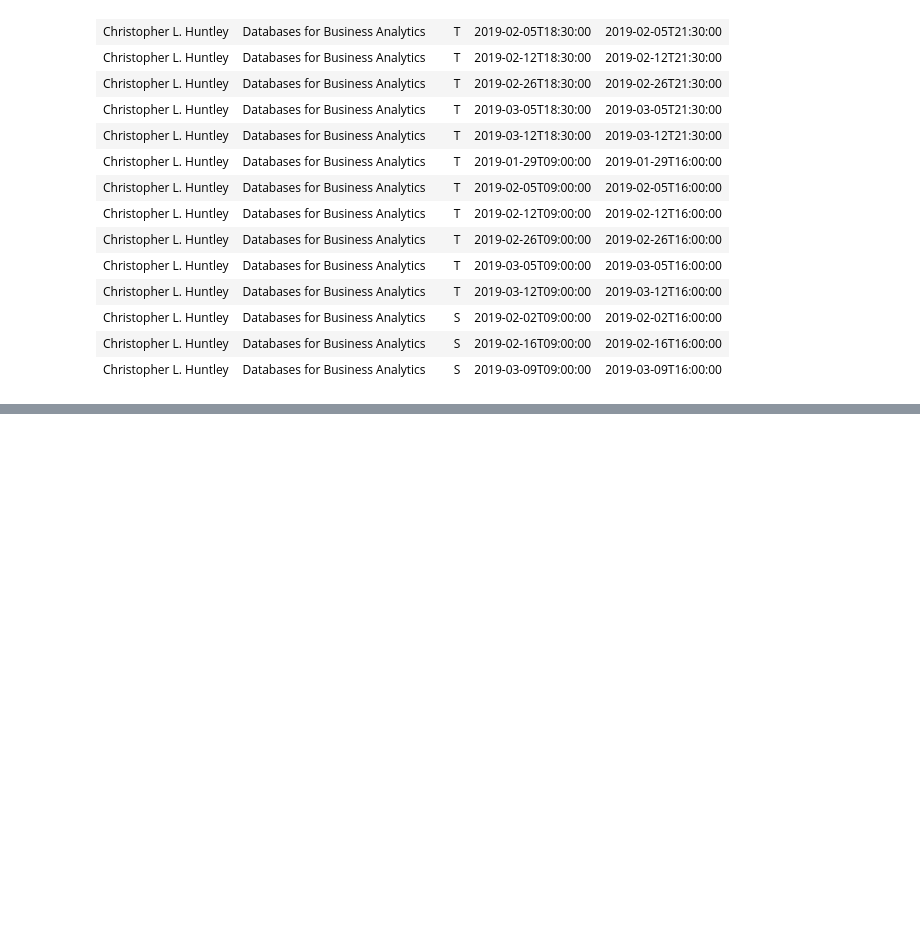
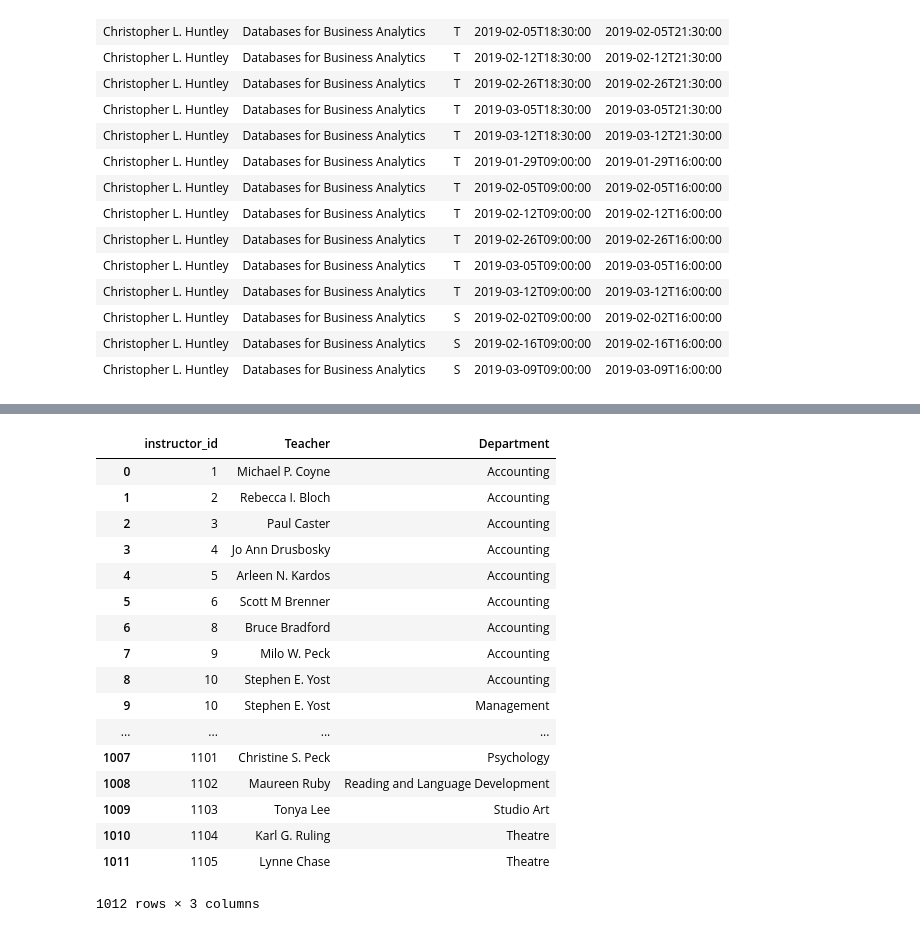
Before and after one commit to fairfield-university-ba-510-spring2019/final-project-another-day-another-data, a Jupyter notebook: Master.ipynb, the cells around one changed output, grey strips where cells are left out. Cells and saved outputs as stored; diff of their text form; code cells hidden in the pictures; blank space fills up the shorter version.

```diff
--- a/Master.ipynb
+++ b/Master.ipynb
@@ -211,0 +255,27 @@ Done.
+# %%
+import pandas as pd
+from sqlalchemy import create_engine
+engine = create_engine("sqlite:///CourseData.db")
+with engine.connect() as conn, conn.begin():
+    teacher_department = pd.read_sql('SELECT DISTINCT(COURSE_OFFERING.instructor_id), primary_instructor AS Teacher, program_name AS Department FROM COURSE_OFFERING JOIN INSTRUCTOR ON (INSTRUCTOR.instructor_id=COURSE_OFFERING.instructor_id) JOIN CATALOG_DESC ON (CATALOG_DESC.catalog_desc_id=COURSE_OFFERING.catalog_desc_id) ORDER BY COURSE_OFFERING.instructor_id;', conn)
+# %%
+teacher_department
+# %% [output]
+|  | instructor_id | Teacher | Department |
+| 0 | 1 | Michael P. Coyne | Accounting |
+| 1 | 2 | Rebecca I. Bloch | Accounting |
+| 2 | 3 | Paul Caster | Accounting |
+| 3 | 4 | Jo Ann Drusbosky | Accounting |
+| 4 | 5 | Arleen N. Kardos | Accounting |
+| 5 | 6 | Scott M Brenner | Accounting |
+| 6 | 8 | Bruce Bradford | Accounting |
+| 7 | 9 | Milo W. Peck | Accounting |
+| 8 | 10 | Stephen E. Yost | Accounting |
+| 9 | 10 | Stephen E. Yost | Management |
+| ... | ... | ... | ... |
+| 1007 | 1101 | Christine S. Peck | Psychology |
+| 1008 | 1102 | Maureen Ruby | Reading and Language Development |
+| 1009 | 1103 | Tonya Lee | Studio Art |
+| 1010 | 1104 | Karl G. Ruling | Theatre |
+| 1011 | 1105 | Lynne Chase | Theatre |
+1012 rows × 3 columns
```
Also changed, not shown: parts of 4 cells of this notebook, 6 other files.
